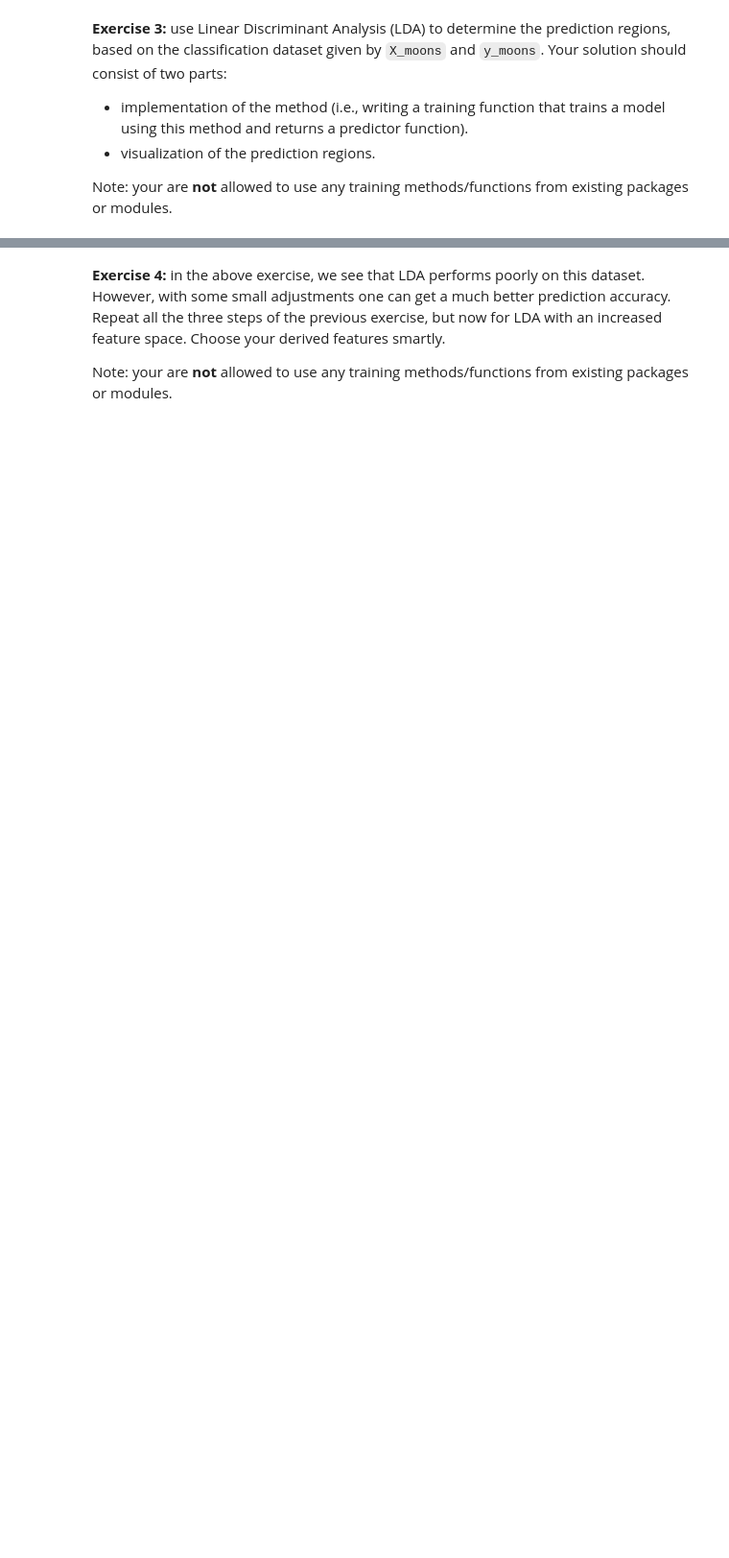
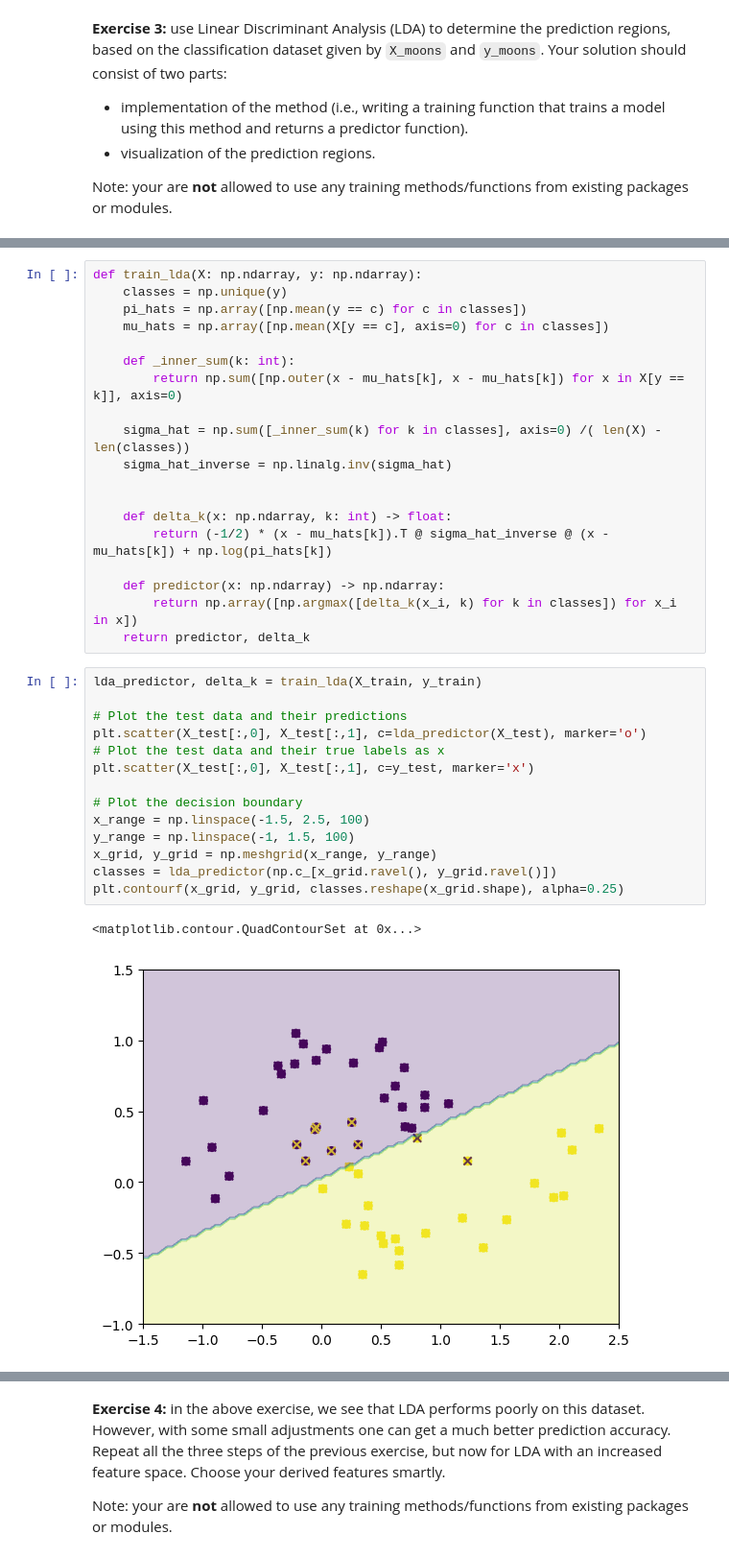
Before and after one commit to AlbinLind/Data-Science-Methodology, a Jupyter notebook: week 3/DSM_assignment2.ipynb, the cells around one changed output, grey strips where cells are left out. Shown at 96% size. Saved outputs shown, nothing was run; the diff lists cells and outputs as text; blank space fills up the shorter version.

```diff
--- a/week 3/DSM_assignment2.ipynb
+++ b/week 3/DSM_assignment2.ipynb
@@ -225,0 +240,36 @@ Note: your are **not** allowed to use any training methods/functions from existi
+# %%
+def train_lda(X: np.ndarray, y: np.ndarray):
+    classes = np.unique(y)
+    pi_hats = np.array([np.mean(y == c) for c in classes])
+    mu_hats = np.array([np.mean(X[y == c], axis=0) for c in classes])
+
+    def _inner_sum(k: int):
+        return np.sum([np.outer(x - mu_hats[k], x - mu_hats[k]) for x in X[y == k]], axis=0)
+
+    sigma_hat = np.sum([_inner_sum(k) for k in classes], axis=0) /( len(X) - len(classes))
+    sigma_hat_inverse = np.linalg.inv(sigma_hat)
+
+
+    def delta_k(x: np.ndarray, k: int) -> float:
+        return (-1/2) * (x - mu_hats[k]).T @ sigma_hat_inverse @ (x - mu_hats[k]) + np.log(pi_hats[k])
+
+    def predictor(x: np.ndarray) -> np.ndarray:
+        return np.array([np.argmax([delta_k(x_i, k) for k in classes]) for x_i in x])
+    return predictor, delta_k
+# %%
+lda_predictor, delta_k = train_lda(X_train, y_train)
+
+# Plot the test data and their predictions
+plt.scatter(X_test[:,0], X_test[:,1], c=lda_predictor(X_test), marker='o')
+# Plot the test data and their true labels as x
+plt.scatter(X_test[:,0], X_test[:,1], c=y_test, marker='x')
+
+# Plot the decision boundary
+x_range = np.linspace(-1.5, 2.5, 100)
+y_range = np.linspace(-1, 1.5, 100)
+x_grid, y_grid = np.meshgrid(x_range, y_range)
+classes = lda_predictor(np.c_[x_grid.ravel(), y_grid.ravel()])
+plt.contourf(x_grid, y_grid, classes.reshape(x_grid.shape), alpha=0.25)
+# %% [output]
+<matplotlib.contour.QuadContourSet at 0x...>
+[figure, added]
```
Also changed, not shown: parts of 12 cells of this notebook.
